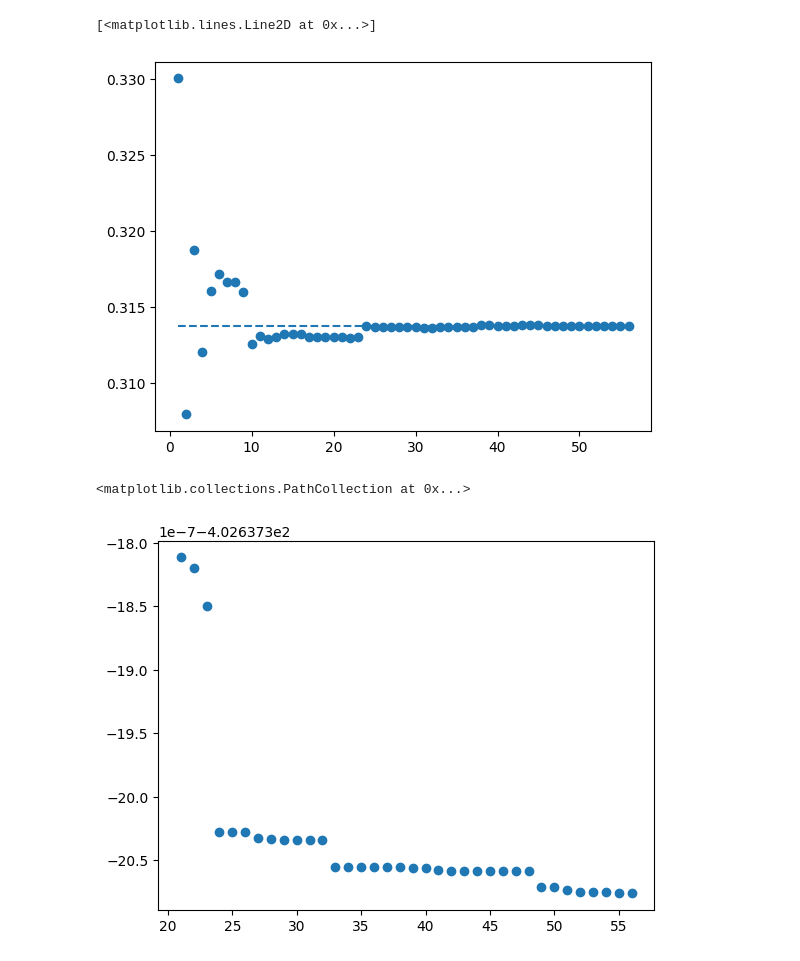
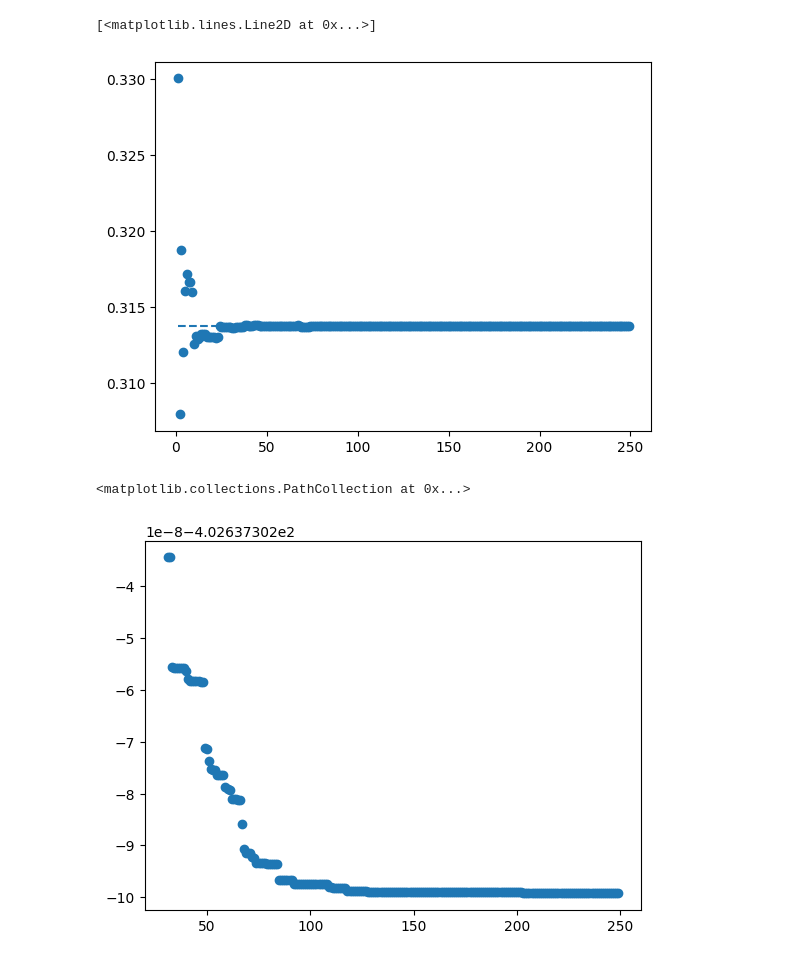
Before and after one commit to Myles244/3-particle-quantum-systems, a Jupyter notebook: clutter/convergence.ipynb, the cells around one changed output. Drawn from its saved outputs; the diff is of its cells as text; code cells hidden in the pictures.

```diff
--- a/clutter/convergence.ipynb
+++ b/clutter/convergence.ipynb
@@ -3,7 +3,7 @@ import matplotlib.pyplot as plt
 import numpy as np
 from mpmath import mp
 # %%
-data=np.load('data/convergence.npy',allow_pickle=True)
+data=np.load('data/bestconvergence.npy',allow_pickle=True)
 # %%
 N,E,D=data.transpose()
 # %%
@@ -32,12 +37,12 @@ plt.scatter(N,np.real(np.array(D,dtype=complex)))
 plt.plot([1,N[-1]],[0.3137605147,0.3137605147],linestyle='--')
 # %% [output]
 [<matplotlib.lines.Line2D at 0x...>]
-[figure, old version]
+[figure, new version]
 # %%
-plt.scatter(N[20:],E[20:])
+plt.scatter(N[30:],E[30:])
 # %% [output]
 <matplotlib.collections.PathCollection at 0x...>
-[figure, old version]
+[figure, new version]
 # %%
 plt.scatter(N[10:],np.real(np.array(D[10:],dtype=complex)))
 # %% [output]
```
Also changed, not shown: parts of 3 cells of this notebook, 12 other files.
